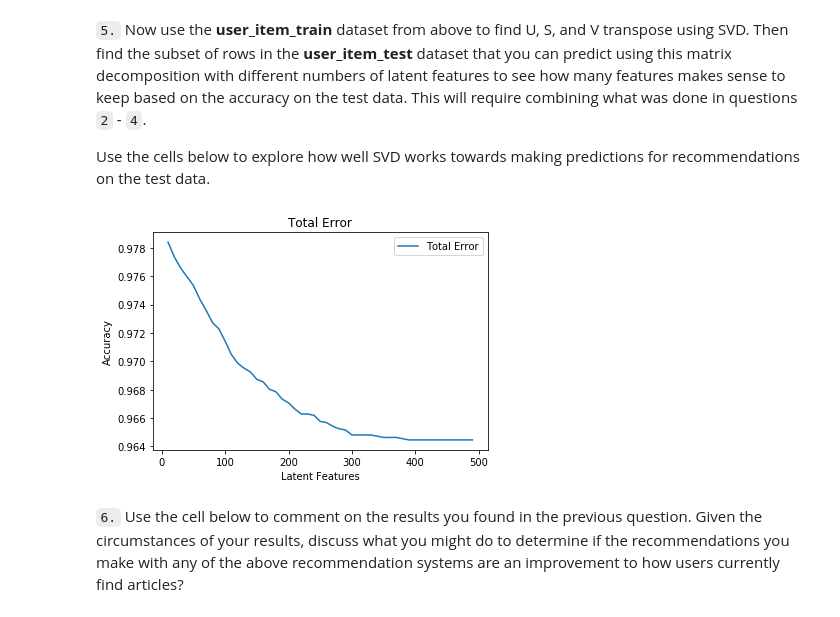
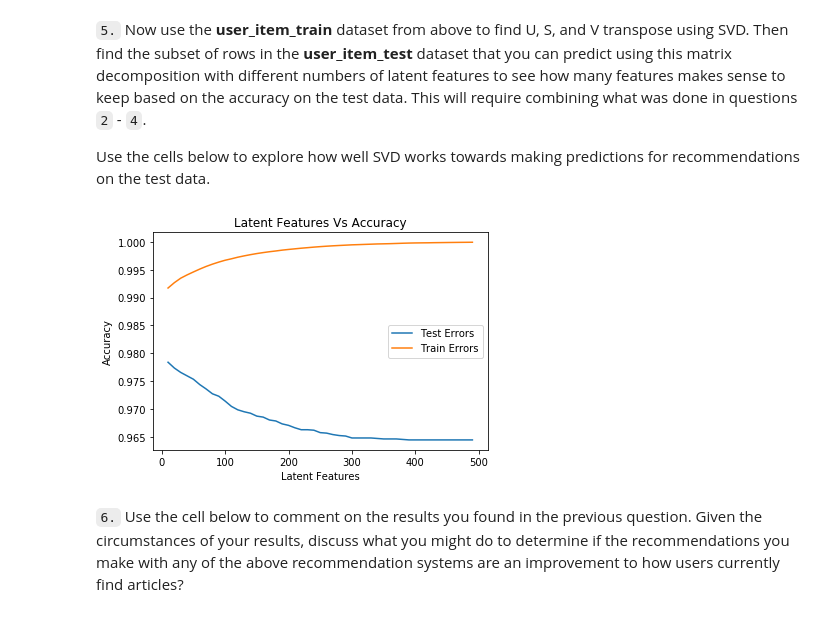
Before and after one commit to chpolyzo/DSND, a Jupyter notebook: recommendation_engines/Recommendations_with_IBM.ipynb, the cells around one changed output. Saved outputs shown, nothing was run; the diff lists cells and outputs as text; code cells hidden in the pictures.

Commit message:
elaborate the graphs and answered project questions. Added test errors and train errors, explained overfitting and latent features functionality

```diff
--- a/recommendation_engines/Recommendations_with_IBM.ipynb
+++ b/recommendation_engines/Recommendations_with_IBM.ipynb
@@ -980,9 +976,9 @@ test_indexes = np.where(np.in1d(test_idx, shared_idx))[0]
 user_item_test_final = user_item_test.iloc[test_indexes,:]
 user_item_train_final = user_item_train.iloc[train_indexes, train_articles]
 # %%
-
 latent_feats = np.arange(10,500,10)
-sum_errors = []
+sum_train_errs=[]
+sum_test_errs=[]
 
 for k in latent_feats:
 
@@ -992,27 +988,36 @@ for k in latent_feats:
     # Create test matrices using k features
     s_test_k, u_test_k, vt_test_k = s_train_k, u_train_k[train_indexes,:], vt_train_k[:,train_articles]
 
-    # make the preciction set
-    u_item_test_set_hat = np.around(np.dot(np.dot(u_test_k, s_test_k), vt_test_k))
+    # make the precictions set
+    u_item_test_set_hat = np.around(np.dot(np.dot(u_test_k, s_test_k), vt_test_k)) # test
+    u_item_train_set_hat = np.around(np.dot(np.dot(u_train_k, s_train_k), vt_train_k)) # train
 
     # check error, that is the difference between predicted and actual values
-    error = np.subtract(user_item_test_final, u_item_test_set_hat)
+    diffs_error_test = np.subtract(user_item_test_final, u_item_test_set_hat)
+    diffs_error_train = np.subtract(user_item_train, u_item_train_set_hat)
 
-    # sum of error
-    total_error = np.sum(np.sum(np.abs(error)))
-    sum_errors.append(total_error)
+    # sum of errors
+    train_total_error = np.sum(np.sum(np.abs(diffs_error_train)))
+    test_total_error = np.sum(np.sum(np.abs(diffs_error_test)))
+    sum_test_errs.append(test_total_error)
+    sum_train_errs.append(train_total_error)
 # %%
 test_rows = user_item_test_final.shape[0]
 test_cols = user_item_test_final.shape[1]
-interactions_count = test_rows * test_cols
+interactions_test_count = test_rows * test_cols
+# %%
+train_rows = user_item_train.shape[0]
+train_cols = user_item_train.shape[1]
+interactions_train_count = train_rows * train_cols
 # %%
 # Plot test accuracy and latent features
-plt.plot(latent_feats, 1 - np.array(sum_errors) / interactions_count, label = "Total Error");
+plt.plot(latent_feats, 1 - np.array(sum_test_errs) / interactions_test_count, label = "Test Errors")
+plt.plot(latent_feats, 1 - np.array(sum_train_errs) / interactions_train_count, label = "Train Errors")
 plt.xlabel('Latent Features')
 plt.ylabel('Accuracy')
-plt.title('Total Error')
+plt.title('Latent Features Vs Accuracy')
 plt.legend();
 # %% [output]
-[figure, old version]
+[figure, new version]
 # %% [markdown]
 `6.` Use the cell below to comment on the results you found in the previous question. Given the circumstances of your results, discuss what you might do to determine if the recommendations you make with any of the above recommendation systems are an improvement to how users currently find articles?
```
Also changed, not shown: parts of 7 cells of this notebook.
